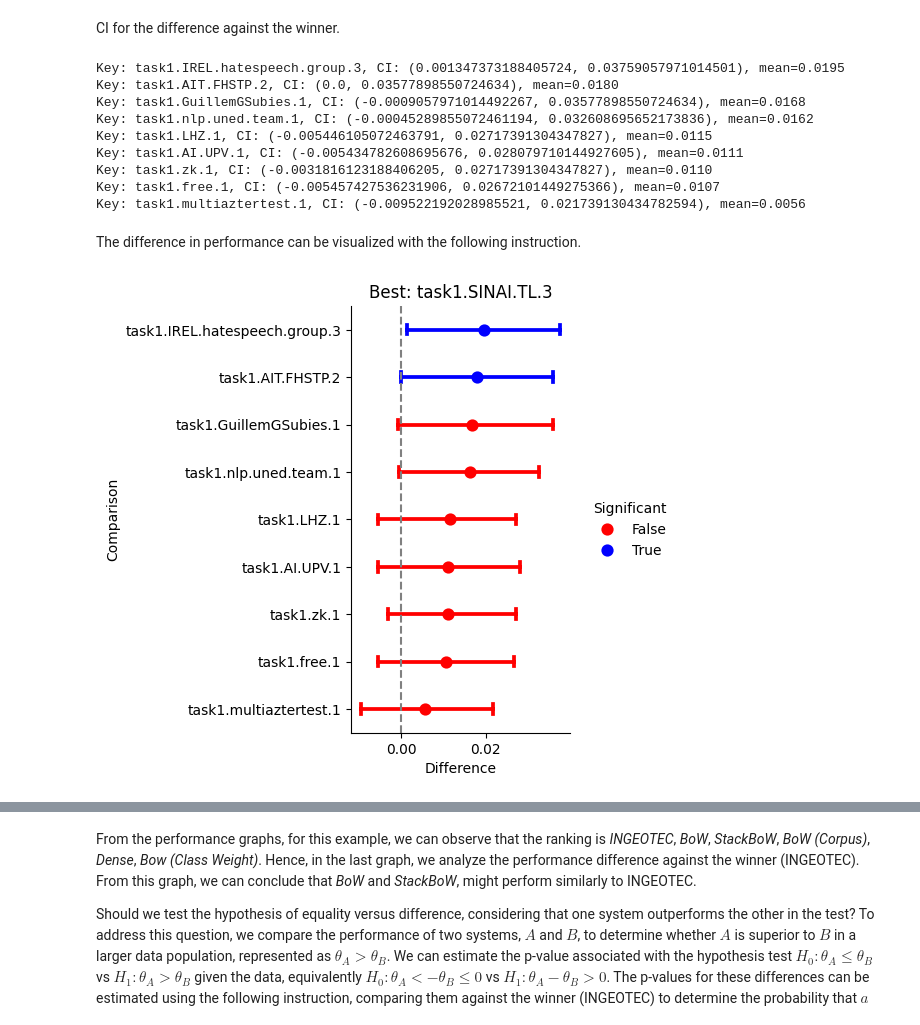
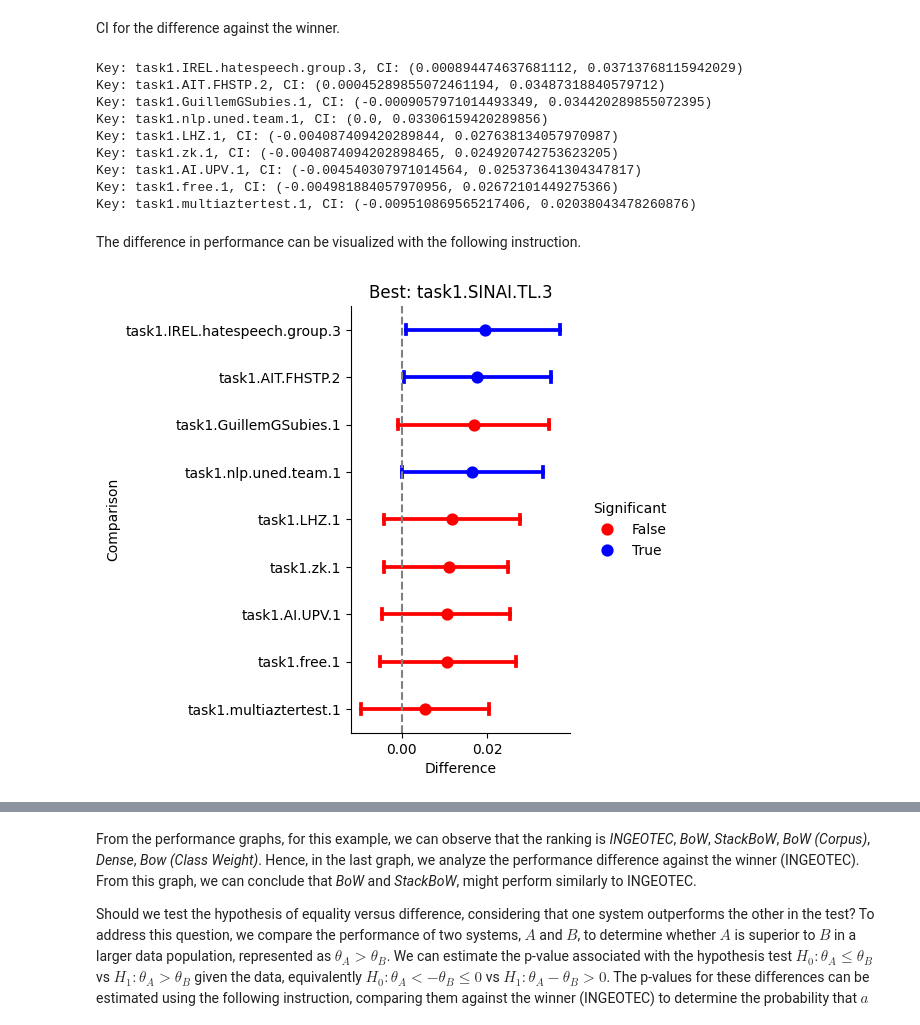
Before and after one commit to NavaSergio/python_autoestudio, a Jupyter notebook: test_CompStats/EXIST-V2.ipynb, the cells around one changed output, grey strips where cells are left out. Cells and saved outputs as stored; diff of their text form; code cells hidden in the pictures.

```diff
--- a/test_CompStats/EXIST-V2.ipynb
+++ b/test_CompStats/EXIST-V2.ipynb
@@ -129,7 +129,7 @@ It can be observed that the best system is 'Alumni.MCE.2GEN.run1'. Although the
 # %% [markdown]
 The difference in their performance compared to the best-performing system can be used to compare the algorithms analyzed. The function `difference` computes the difference as shown below.
 # %%
-diff = difference(perf,best_index = -1)
+diff = difference(perf)
 # importante
 # si la métrica es mayor es mejor best_index = -1
 # si la métrica es mayor es mejor best_index = 0
@@ -189,24 +144,23 @@ def plot_difference_paso(statistic_samples: StatisticSamples, CI: float=0.05,
 # %%
 for key, value in diff.calls.items():
     result = measurements.CI(value)
-    media = np.mean(value)
-    print(f"Key: {key}, CI: {result}, mean={media:.4f}")
+    print(f"Key: {key}, CI: {result}")
 # %% [output]
-Key: task1.IREL.hatespeech.group.3, CI: (0.001347373188405724, 0.03759057971014501), mean=0.0195
-Key: task1.AIT.FHSTP.2, CI: (0.0, 0.03577898550724634), mean=0.0180
-Key: task1.GuillemGSubies.1, CI: (-0.0009057971014492267, 0.03577898550724634), mean=0.0168
-Key: task1.nlp.uned.team.1, CI: (-0.00045289855072461194, 0.032608695652173836), mean=0.0162
-Key: task1.LHZ.1, CI: (-0.005446105072463791, 0.02717391304347827), mean=0.0115
-Key: task1.AI.UPV.1, CI: (-0.005434782608695676, 0.028079710144927605), mean=0.0111
-Key: task1.zk.1, CI: (-0.0031816123188406205, 0.02717391304347827), mean=0.0110
-Key: task1.free.1, CI: (-0.005457427536231906, 0.02672101449275366), mean=0.0107
-Key: task1.multiaztertest.1, CI: (-0.009522192028985521, 0.021739130434782594), mean=0.0056
+Key: task1.IREL.hatespeech.group.3, CI: (0.000894474637681112, 0.03713768115942029)
+Key: task1.AIT.FHSTP.2, CI: (0.00045289855072461194, 0.03487318840579712)
+Key: task1.GuillemGSubies.1, CI: (-0.0009057971014493349, 0.034420289855072395)
+Key: task1.nlp.uned.team.1, CI: (0.0, 0.03306159420289856)
+Key: task1.LHZ.1, CI: (-0.004087409420289844, 0.027638134057970987)
+Key: task1.zk.1, CI: (-0.0040874094202898465, 0.024920742753623205)
+Key: task1.AI.UPV.1, CI: (-0.004540307971014564, 0.025373641304347817)
+Key: task1.free.1, CI: (-0.004981884057970956, 0.02672101449275366)
+Key: task1.multiaztertest.1, CI: (-0.009510869565217406, 0.02038043478260876)
 # %% [markdown]
 The difference in performance can be visualized with the following instruction.
 # %%
-face_grid_diff = plot_difference_paso(diff)
+face_grid_diff = plot_difference(diff)
 # %% [output]
-[figure, old version]
+[figure, new version]
 # %%
 for key, value in diff.calls.items():
     plt.hist(value,label=key)
```
Also changed, not shown: parts of 18 cells of this notebook, 3 other files.
